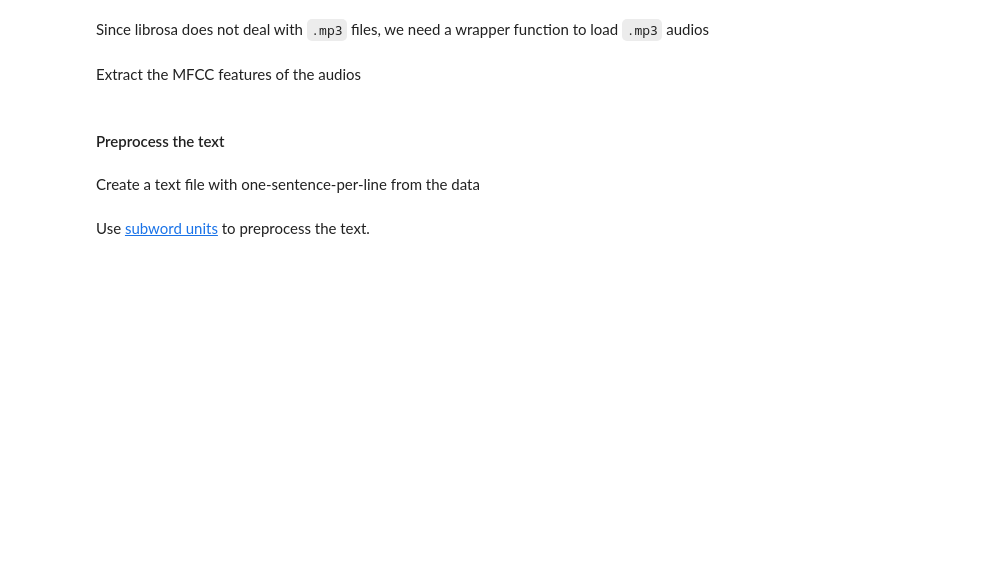
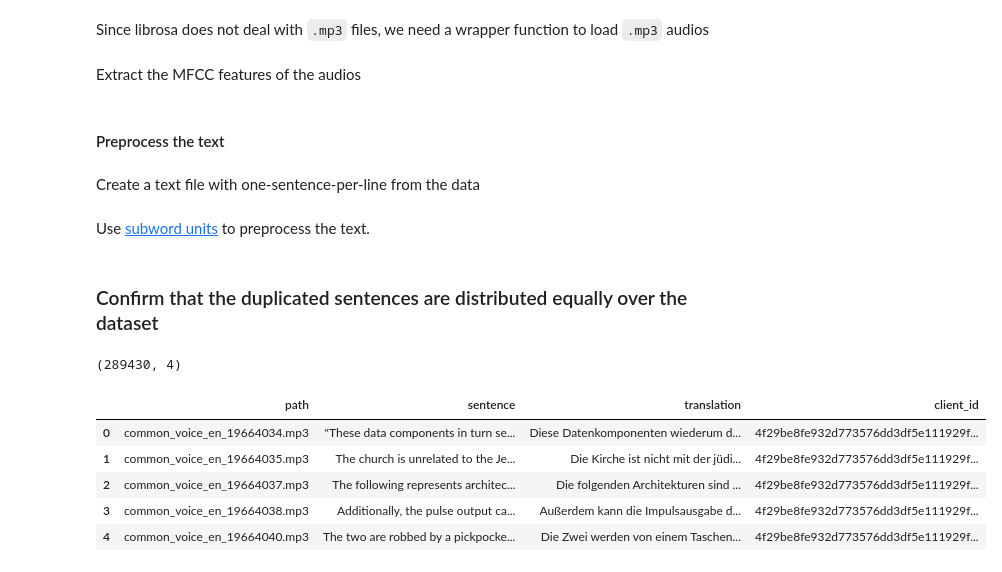
Before and after one commit to TuAnh23/MultiModalST, a Jupyter notebook: notebooks/Covost2.ipynb, the cells around one changed output. Saved outputs shown, nothing was run; the diff lists cells and outputs as text; code cells hidden in the pictures; blank space fills up the shorter version.

```diff
--- a/notebooks/Covost2.ipynb
+++ b/notebooks/Covost2.ipynb
@@ -339,3 +354,5 @@ preprocess_transcription('original', train_df, val_df, test_df, train_audios_lis
                          f'{COVOST_DIR}/{preprocessed_dir}', src_lang)
 preprocess_transcription('translated', train_df, val_df, test_df, train_audios_list, val_audios_list, test_audios_list,
                          f'{COVOST_DIR}/{preprocessed_dir}', tgt_lang)
+# %% [markdown]
+### Confirm that the duplicated sentences are distributed equally over the dataset
@@ -341,0 +361,11 @@ preprocess_transcription('translated', train_df, val_df, test_df, train_audios_l
+# %%
+print(df.shape)
+df.head()
+# %% [output]
+(289430, 4)
+|  | path | sentence | translation | client_id |
+| 0 | common_voice_en_19664034.mp3 | "These data components in turn se... | Diese Datenkomponenten wiederum d... | 4f29be8fe932d773576dd3df5e111929f... |
+| 1 | common_voice_en_19664035.mp3 | The church is unrelated to the Je... | Die Kirche ist nicht mit der jüdi... | 4f29be8fe932d773576dd3df5e111929f... |
+| 2 | common_voice_en_19664037.mp3 | The following represents architec... | Die folgenden Architekturen sind ... | 4f29be8fe932d773576dd3df5e111929f... |
+| 3 | common_voice_en_19664038.mp3 | Additionally, the pulse output ca... | Außerdem kann die Impulsausgabe d... | 4f29be8fe932d773576dd3df5e111929f... |
+| 4 | common_voice_en_19664040.mp3 | The two are robbed by a pickpocke... | Die Zwei werden von einem Taschen... | 4f29be8fe932d773576dd3df5e111929f... |
```
Also changed, not shown: parts of 13 cells of this notebook, 2 other files.
